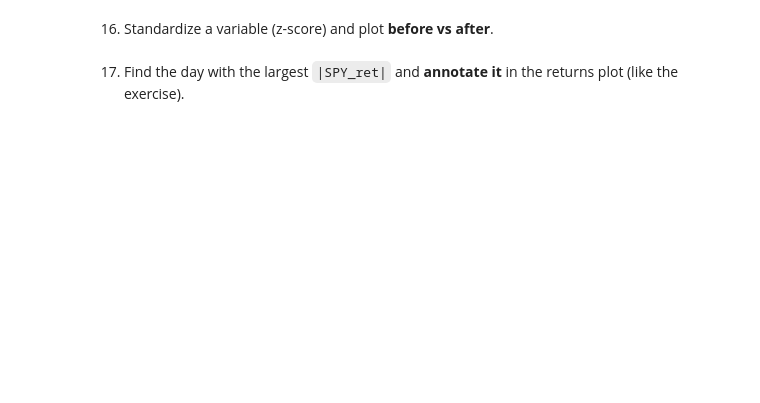
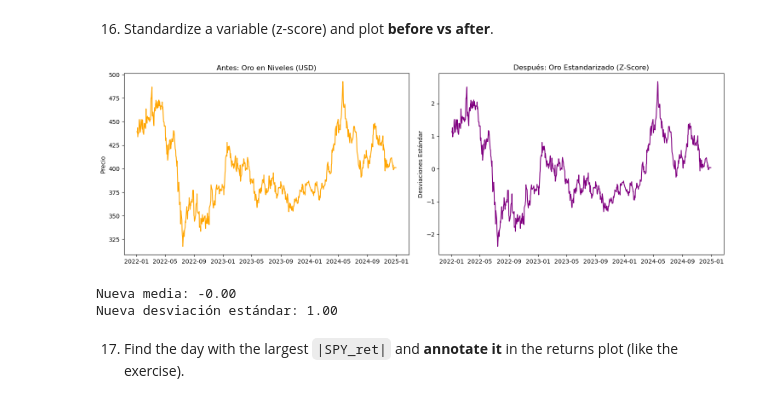
Before and after one commit to anzonyquispe/Python-for-Finance, a Jupyter notebook: homeworks/Assignment_3/group_4_ass_3_2026/Assignment_3_part1.ipynb, the cells around one changed output. Drawn from its saved outputs; the diff is of its cells as text; code cells hidden in the pictures; blank space fills up the shorter version.

```diff
--- a/homeworks/Assignment_3/group_4_ass_3_2026/Assignment_3_part1.ipynb
+++ b/homeworks/Assignment_3/group_4_ass_3_2026/Assignment_3_part1.ipynb
@@ -337,4 +376,37 @@ df_rel[df_rel["SPY_ret"] > 0.02]
 # %% [markdown]
 16. Standardize a variable (z-score) and plot **before vs after**.
+# %%
+from sklearn.preprocessing import StandardScaler
+
+# Seleccionamos la serie de oro para el ejemplo
+gold_prices = df_wide[['gold']].dropna()
+
+# Calculamos z-score manualmente para entender la lógica: (x - media) / std
+gold_mean = gold_prices['gold'].mean()
+gold_std = gold_prices['gold'].std()
+df_wide['gold_zscore'] = (df_wide['gold'] - gold_mean) / gold_std
+
+# Graficar la comparación
+fig, ax = plt.subplots(1, 2, figsize=(15, 5))
+
+# Antes (Precios originales en USD)
+ax[0].plot(df_wide.index, df_wide['gold'], color='orange')
+ax[0].set_title('Antes: Oro en Niveles (USD)')
+ax[0].set_ylabel('Precio')
+
+# Después (Z-score - sin unidades)
+ax[1].plot(df_wide.index, df_wide['gold_zscore'], color='purple')
+ax[1].set_title('Después: Oro Estandarizado (Z-Score)')
+ax[1].set_ylabel('Desviaciones Estándar')
+
+plt.tight_layout()
+plt.show()
+
+print(f"Nueva media: {df_wide['gold_zscore'].mean():.2f}")
+print(f"Nueva desviación estándar: {df_wide['gold_zscore'].std():.2f}")
+# %% [output]
+[figure, added]
+Nueva media: -0.00
+Nueva desviación estándar: 1.00
 # %% [markdown]
 17. Find the day with the largest `|SPY_ret|` and **annotate it** in the returns plot (like the exercise).
```
Also changed, not shown: parts of 9 cells of this notebook, 1 other file.
